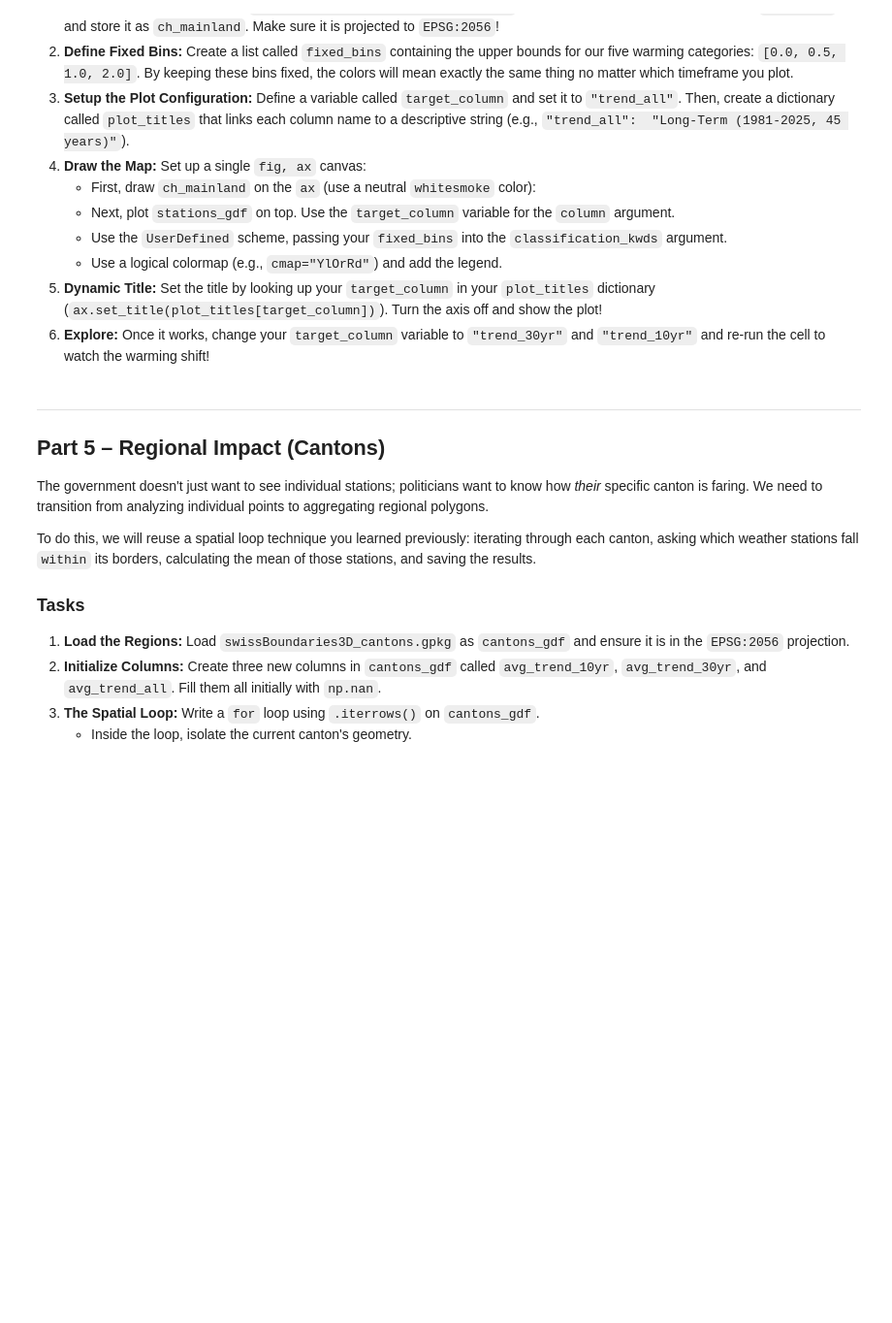
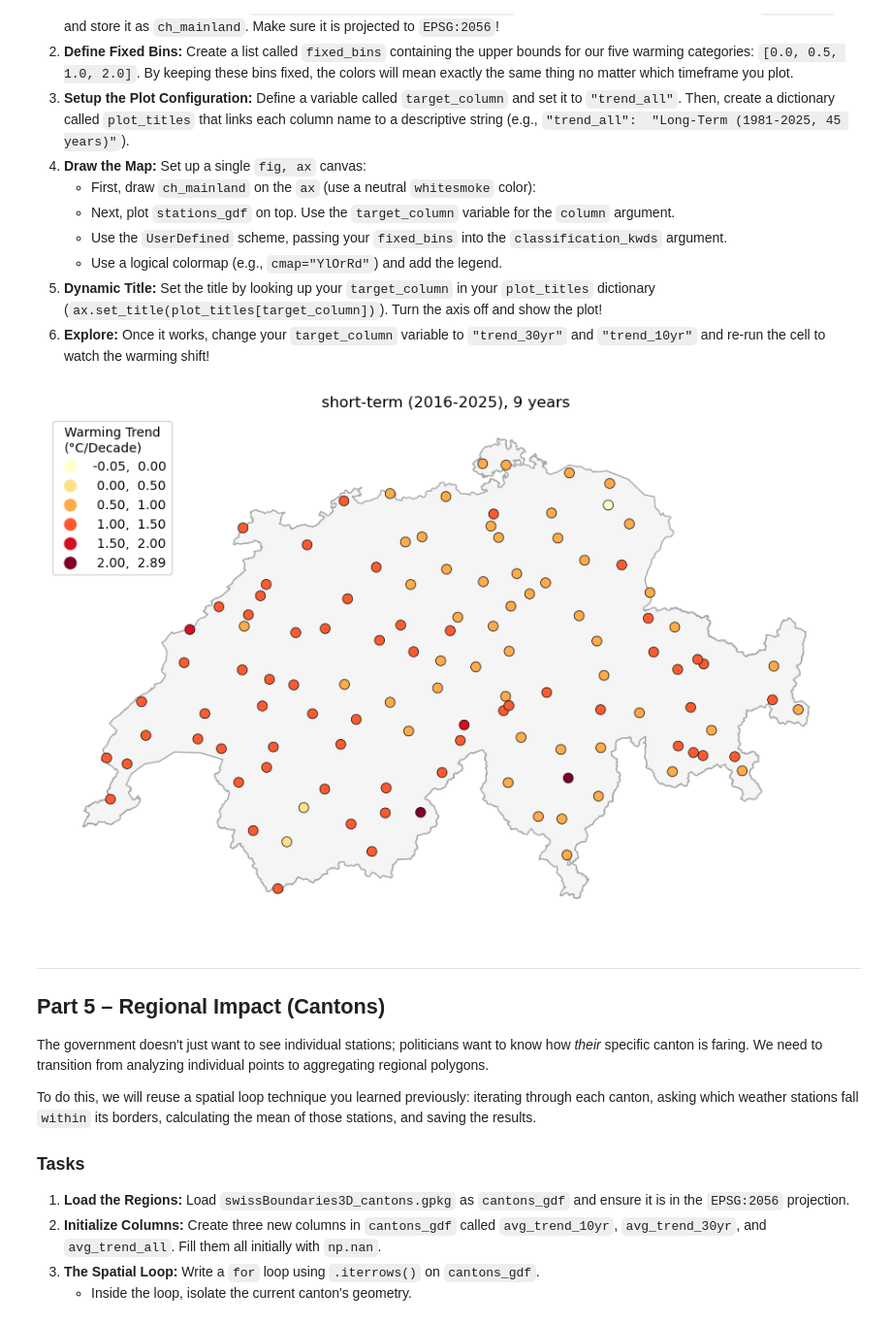
Before and after one commit to jo1266/Programming_with_spatial_data, a Jupyter notebook: course/07_practical_L7.ipynb, the cells around one changed output. Shown at 97% size. Cells and saved outputs as stored; diff of their text form; code cells hidden in the pictures; blank space fills up the shorter version.

```diff
--- a/course/07_practical_L7.ipynb
+++ b/course/07_practical_L7.ipynb
@@ -95,5 +118,22 @@ In the [previous practical](https://hendrikwulf.github.io/sds210-jb/book/l06-dat
 7.  **Test Your Engine!** We cannot expect a complex function to work perfectly on the first try. Call your newly built function using the `kloten_test_data.csv` dataset provided above! Try passing different `start_date` strings (e.g. `"2016-01-01"`, `"1996-01-01"`) and print the results to ensure your code successfully generates a warming trend. If you get stuck, review your Linear Trend code from the [previous practical](https://hendrikwulf.github.io/sds210-jb/book/l06-data-frames/practical-l6/).
 # %%
 import numpy as np
+import pandas as pd
 
 # Write your code here
+
+def calculate_trend(df, start_date, end_date="2025-12-31"):
+    #df["DATE"] = pd.to_datetime(df["DATE"])
+    #df = df.set_index("DATE")
+    df = df.loc[start_date:end_date]
+    annual_temps = df["tre200d0"].resample("YE").mean().dropna()
+    if len(annual_temps) < 5:
+        return np.nan
+    years_passed = np.arange(len(annual_temps))
+    coefficients = np.polyfit(years_passed, annual_temps.values, 1)
+    slope = coefficients[0]
+    slope_10 = slope*10
+    return slope_10
+
+df = pd.read_csv("kloten_test_data.csv")
+calculate_trend(df, "2020-01-01")
@@ -151,46 +264,54 @@ import geopandas as gpd
 # Write your code here
 
 # 1. Load the national basemap
-...
+base_map = gpd.read_file("swissBoundaries3D_switzerland.gpkg").to_crs(epsg=2056)
+ch_mainland = base_map[base_map["name"] == "Schweiz"].copy()
 
 # 2. Define fixed upper bounds for our UserDefined categories
-...
+fixed_bins = [0.0, 0.5, 1.0, 1.5, 2.0]
 
 # 3. Configuration Setup
-...
+target_column = "trends_10yr"
+plot_titles = {
+    "trends_all": "long-term (1981-2025), 45 years",
+    "trends_30yr": "mid-term (1996-2025), 30 years",
+    "trends_10yr": "short-term (2016-2025), 9 years"
+}
 
-"""
+
+
 # 4. Setup the plot canvas
 fig, ax = plt.subplots(figsize=(9, 6))
 
 # Draw the basemap
 ch_mainland.plot(ax=ax, color="whitesmoke", edgecolor="darkgrey", linewidth=1)
 
 # Plot the classified weather stations dynamically
 stations_gdf.plot(
     ax=ax,
     column=target_column,
     scheme="UserDefined",
     classification_kwds={"bins": fixed_bins},
     cmap="YlOrRd",
     markersize=60,
     edgecolor="black",
     linewidth=0.5,
     legend=True,
     legend_kwds={
         "title": "Warming Trend\n(°C/Decade)",
         "loc": "upper left",
         "fontsize": 10
     }
 )
 
 # 5. Apply the dynamic title and clean up
 ax.set_title(plot_titles[target_column])
 ax.axis("off")
 
 plt.tight_layout()
 plt.show()
-"""
+# %% [output]
+[figure, added]
 # %% [markdown]
 ---
 
```
Also changed, not shown: parts of 5 cells of this notebook, 4 other files.
